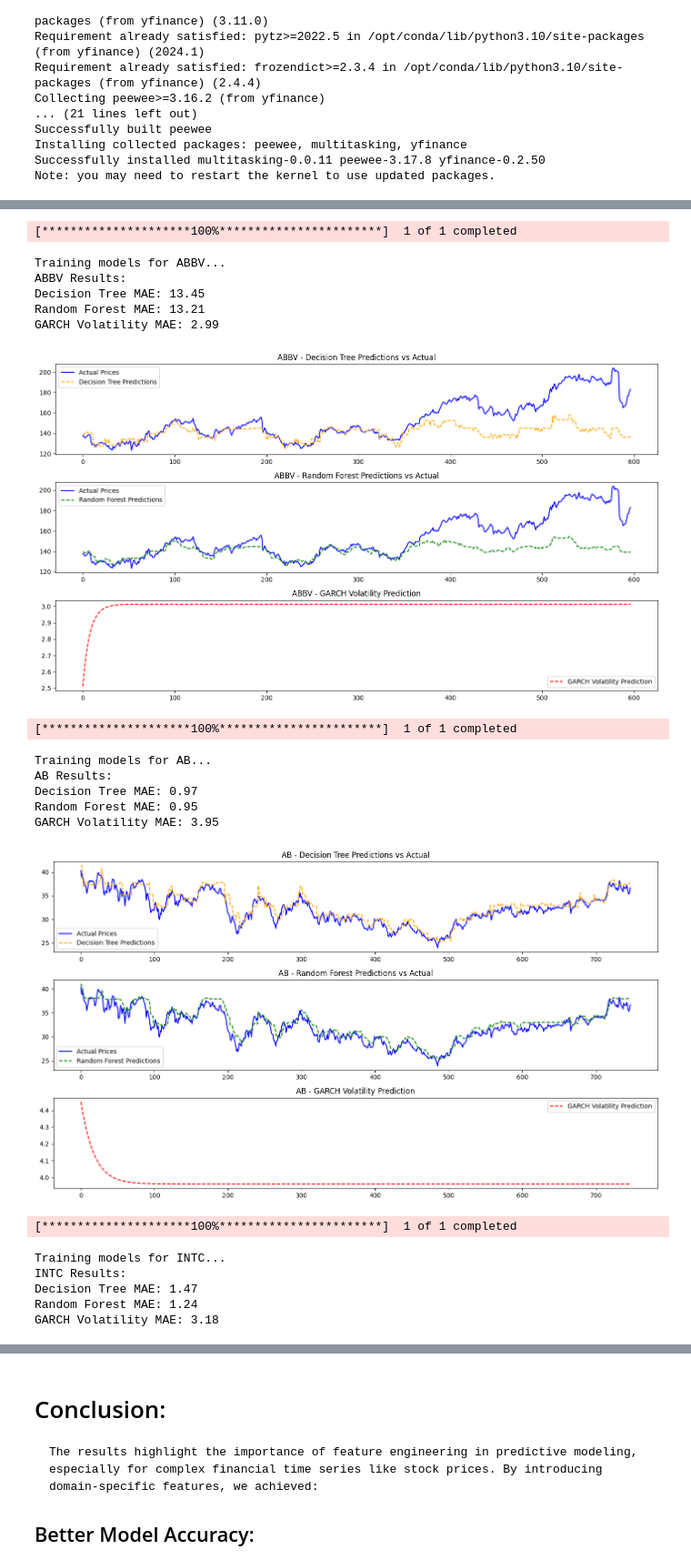
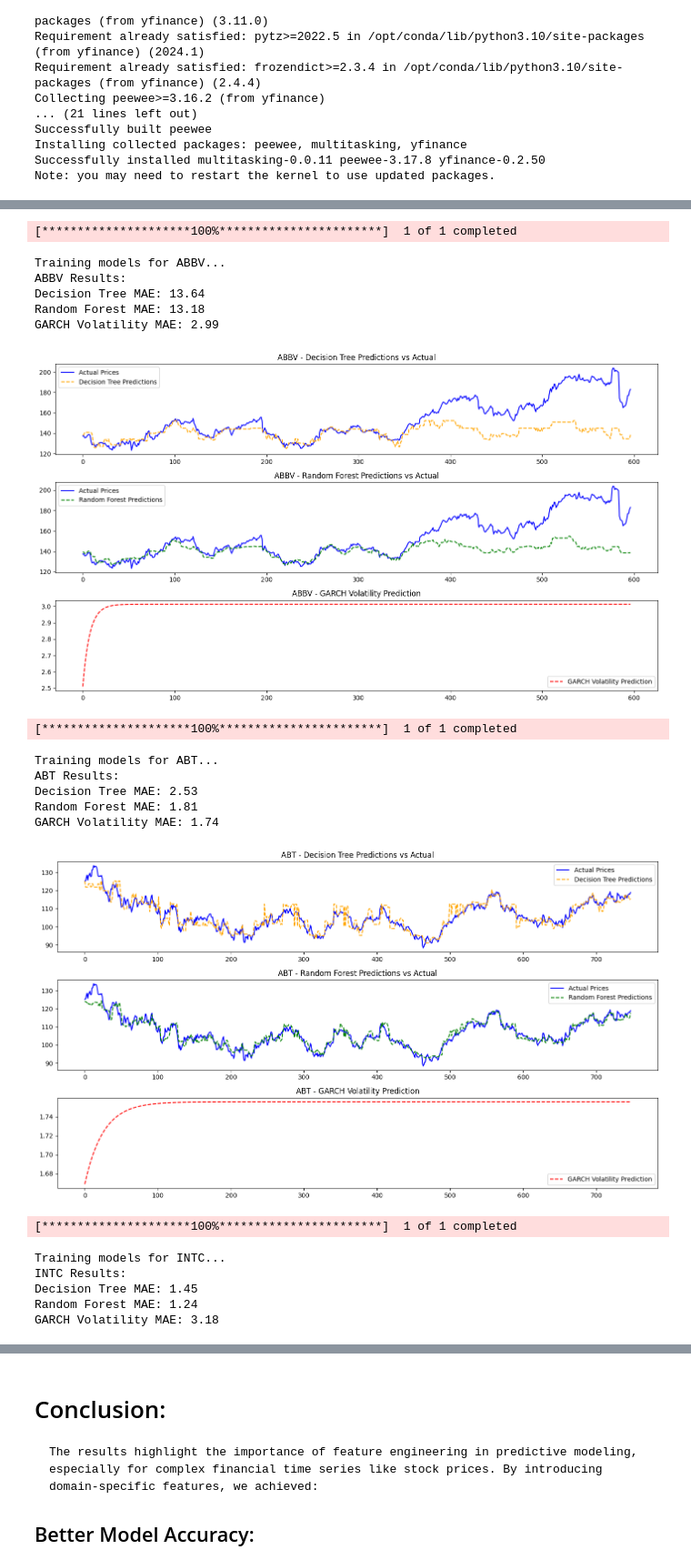
Before and after one commit to zombie-programmer-code/DA322_analysis_of_deep_learning_models_on_stock_prediction, a Jupyter notebook: notebooks/stock-prediction-dt-and-rft.ipynb, the cells around one changed output, grey strips where cells are left out. Shown at 91% size. Cells and saved outputs as stored; diff of their text form; code cells hidden in the pictures.

Commit message:
Kaggle Notebook | stock_prediction_dt_and_rft | Version 15

```diff
--- a/notebooks/stock-prediction-dt-and-rft.ipynb
+++ b/notebooks/stock-prediction-dt-and-rft.ipynb
@@ -1106,7 +1106,7 @@ def train_and_evaluate(stock_data, stock_name):
 # Main pipeline for multiple stocks
 if __name__ == "__main__":
     # List of stock tickers (replace with your own tickers)
-    stock_tickers = ["AMGN", "ABBV", "AB" , "INTC" , "AMZN" , "META"]
+    stock_tickers = ["AMGN", "ABBV", "ABT" , "INTC" , "AMZN" , "META"]
 
     for stock_name in stock_tickers:
         # Download stock data from Yahoo Finance
@@ -1126,23 +1126,23 @@ Random Forest MAE: 34.84
 GARCH Volatility MAE: 2.36
 [figure]
 [*********************100%***********************]  1 of 1 completed
 Training models for ABBV...
 ABBV Results:
-Decision Tree MAE: 13.45
-Random Forest MAE: 13.21
+Decision Tree MAE: 13.64
+Random Forest MAE: 13.18
 GARCH Volatility MAE: 2.99
 [figure]
 [*********************100%***********************]  1 of 1 completed
-Training models for AB...
-AB Results:
-Decision Tree MAE: 0.97
-Random Forest MAE: 0.95
-GARCH Volatility MAE: 3.95
+Training models for ABT...
+ABT Results:
+Decision Tree MAE: 2.53
+Random Forest MAE: 1.81
+GARCH Volatility MAE: 1.74
-[figure, old version]
+[figure, new version]
 [*********************100%***********************]  1 of 1 completed
 Training models for INTC...
 INTC Results:
-Decision Tree MAE: 1.47
+Decision Tree MAE: 1.45
 Random Forest MAE: 1.24
 GARCH Volatility MAE: 3.18
 [figure]
```
Also changed, not shown: parts of 3 cells of this notebook.
